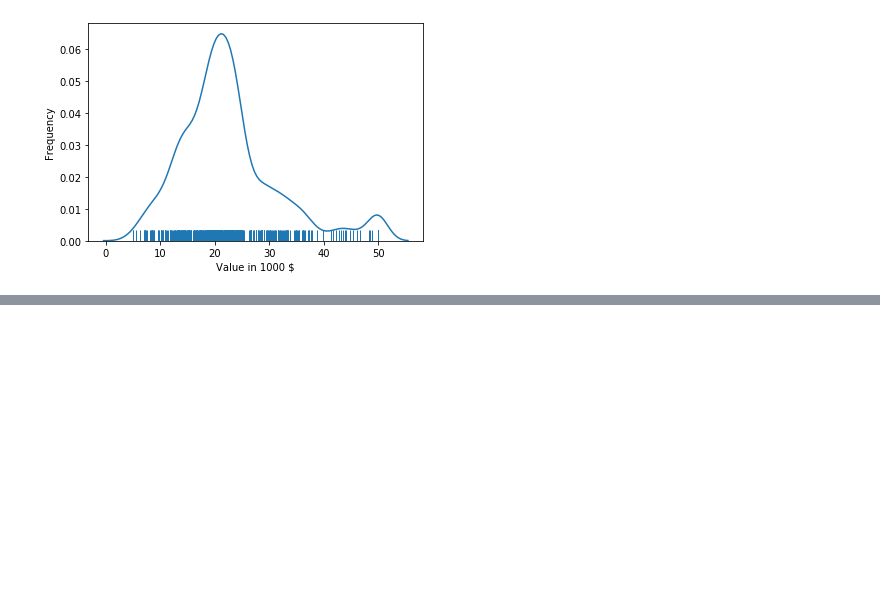
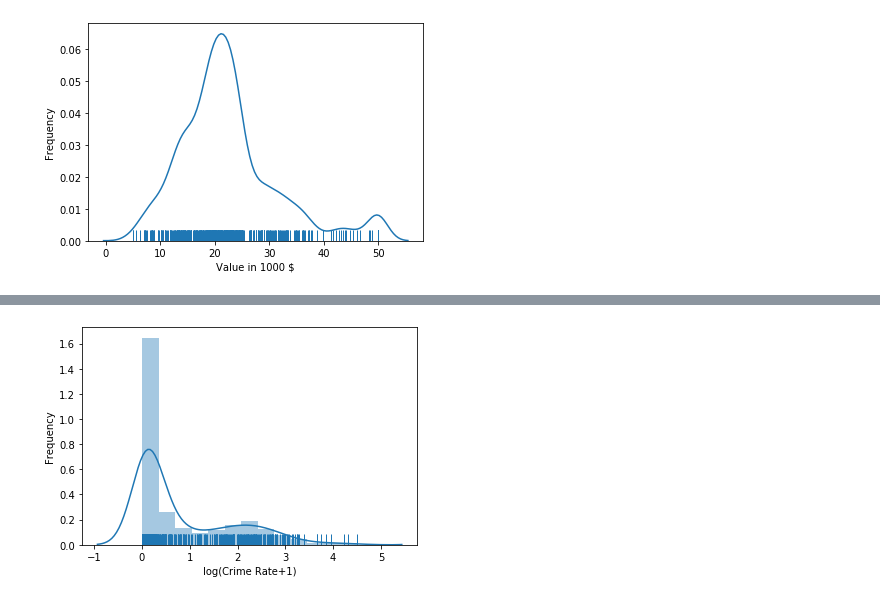
Before and after one commit to sherbold/intro-to-data-science, a Jupyter notebook: content/03_Data-Exploration.ipynb, the cells around one changed output, grey strips where cells are left out. Cells and saved outputs as stored; diff of their text form; code cells hidden in the pictures; blank space fills up the shorter version.

```diff
--- a/content/03_Data-Exploration.ipynb
+++ b/content/03_Data-Exploration.ipynb
@@ -360,0 +397,8 @@ plt.show()
+# %%
+plt.figure()
+sns.distplot(np.log1p(boston.data[:, 0]), rug=True)
+plt.xlabel('log(Crime Rate+1)')
+plt.ylabel('Frequency')
+plt.show()
+# %% [output]
+[figure, added]
```
Also changed, not shown: parts of 19 cells of this notebook, 8 other files.
